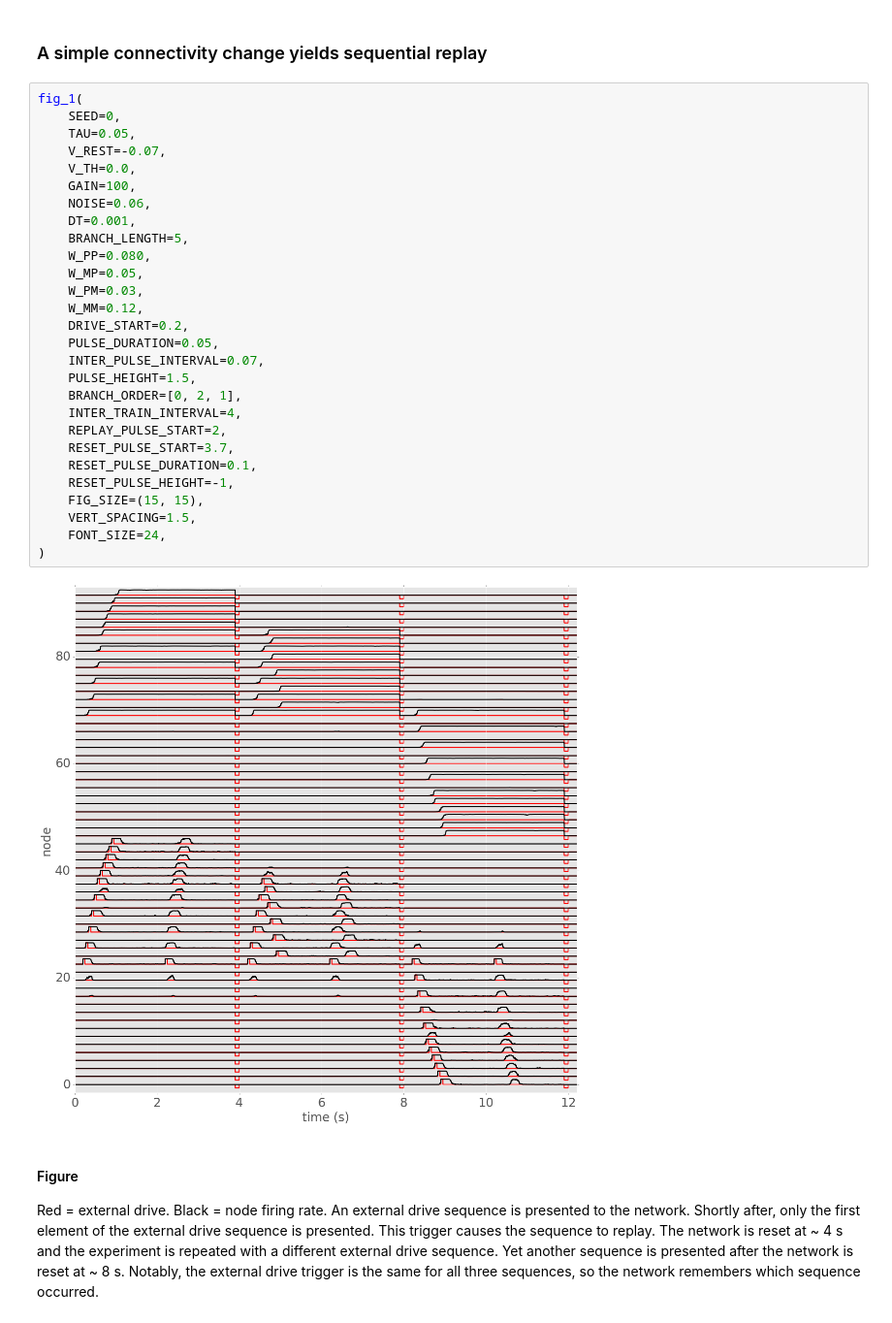
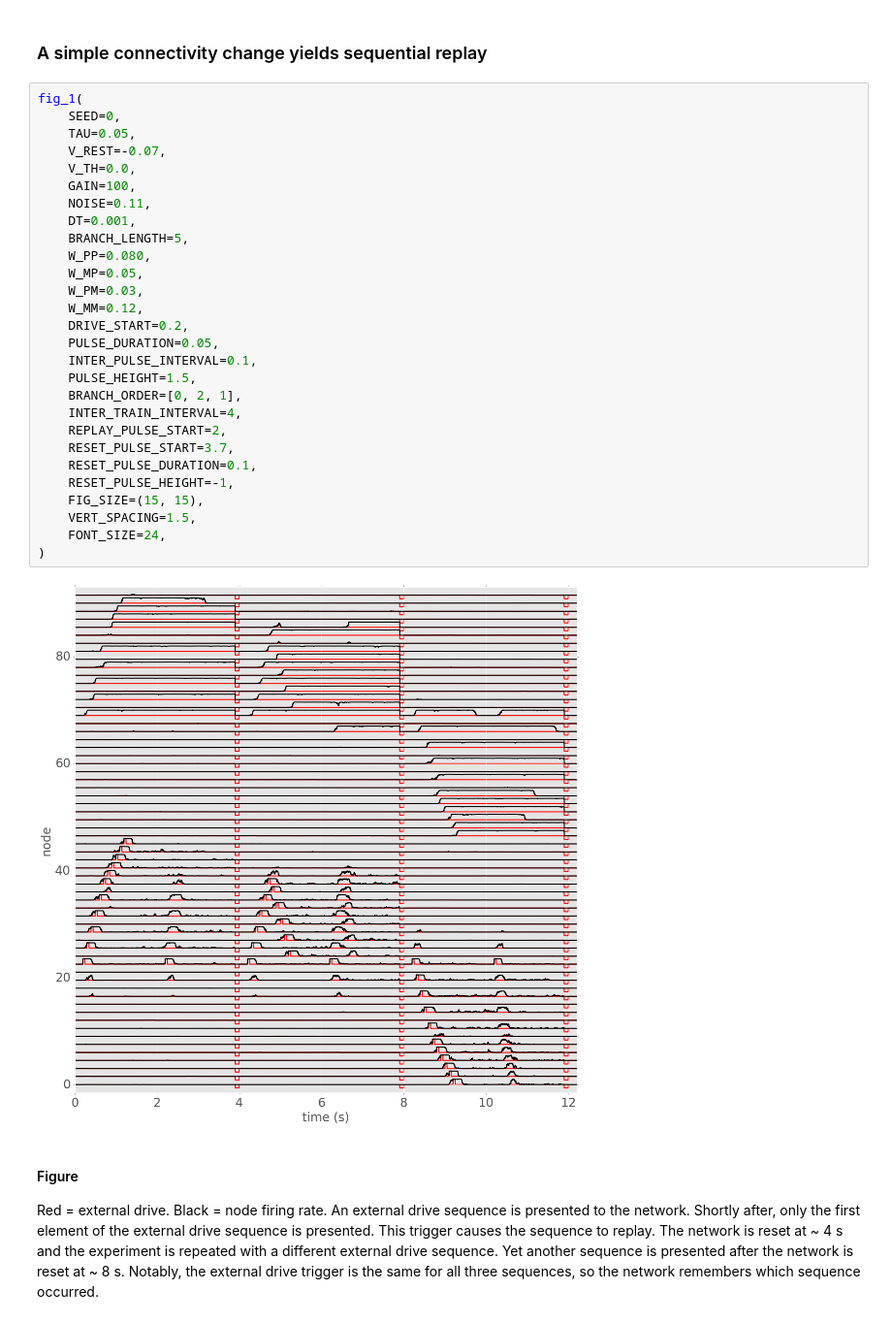
Before and after one commit to rkp8000/nothing_but_reruns, a Jupyter notebook: _5_dynamic_implementation.ipynb, the cells around one changed output. Shown at 97% size. Drawn from its saved outputs; the diff is of its cells as text.

```diff
--- a/_5_dynamic_implementation.ipynb
+++ b/_5_dynamic_implementation.ipynb
@@ -57,33 +59,33 @@ Red = external drive. Black = node firing rate. An external drive sequence is pr
 # %%
 fig_1(
     SEED=0,
     TAU=0.05,
     V_REST=-0.07,
     V_TH=0.0,
     GAIN=100,
-    NOISE=0.06,
+    NOISE=0.11,
     DT=0.001,
     BRANCH_LENGTH=5,
     W_PP=0.080,
     W_MP=0.05,
     W_PM=0.03,
     W_MM=0.12,
     DRIVE_START=0.2,
     PULSE_DURATION=0.05,
-    INTER_PULSE_INTERVAL=0.07,
+    INTER_PULSE_INTERVAL=0.1,
     PULSE_HEIGHT=1.5,
     BRANCH_ORDER=[0, 2, 1],
     INTER_TRAIN_INTERVAL=4,
     REPLAY_PULSE_START=2,
     RESET_PULSE_START=3.7,
     RESET_PULSE_DURATION=0.1,
     RESET_PULSE_HEIGHT=-1,
     FIG_SIZE=(15, 15),
     VERT_SPACING=1.5,
     FONT_SIZE=24,
 )
 # %% [output]
-[figure, old version]
+[figure, new version]
 # %% [markdown]
 #### Figure
 Red = external drive. Black = node firing rate. An external drive sequence is presented to the network. Shortly after, only the first element of the external drive sequence is presented. This trigger causes the sequence to replay. The network is reset at ~ 4 s and the experiment is repeated with a different external drive sequence. Yet another sequence is presented after the network is reset at ~ 8 s. Notably, the external drive trigger is the same for all three sequences, so the network remembers which sequence occurred.
```
Also changed, not shown: parts of 4 cells of this notebook, 8 other files.
